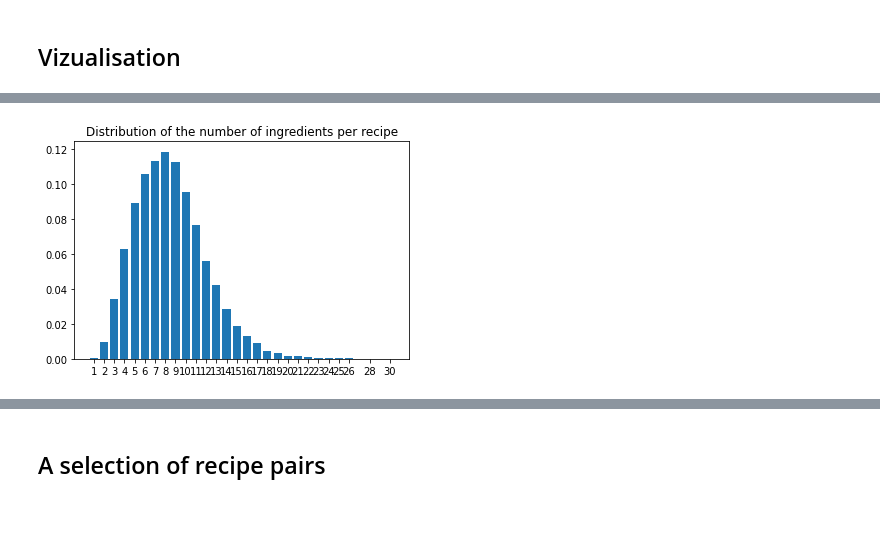
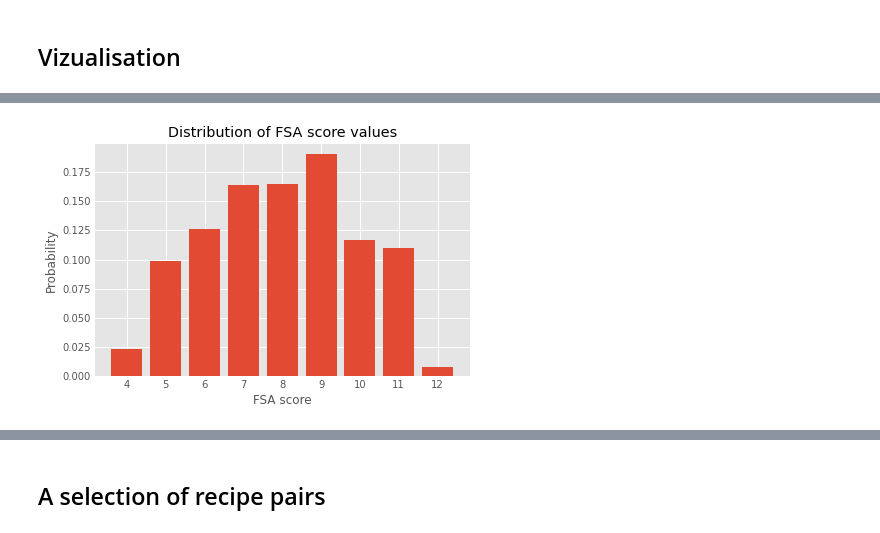
Before and after one commit to almehdiKrisni/Projet-RI-Recreation-Papier-Scientifique, a Jupyter notebook: dataAnalysis.ipynb, the cells around one changed output, grey strips where cells are left out. Drawn from its saved outputs; the diff is of its cells as text; code cells hidden in the pictures.

```diff
--- a/dataAnalysis.ipynb
+++ b/dataAnalysis.ipynb
@@ -105,5 +99,0 @@ computeNumberIngredients(df)
-# %%
-# We plot a histogram of the number of ingredients distribution
-showBar(df["number_ingredients"].tolist(), odds=True, title="Distribution of the number of ingredients per recipe")
-# %% [output]
-[figure, removed]
@@ -109,0 +103,13 @@ showBar(df["number_ingredients"].tolist(), odds=True, title="Distribution of the
+# %%
+# We plot the FSA score distribution
+labels, counts = np.unique(df["FSA_score"].tolist(), return_counts=True)
+counts = [counts[i] / sum(counts) for i in range(len(counts))]
+plt.bar(labels, counts, align='center')
+plt.gca().set_xticks(labels)
+plt.title("Distribution of FSA score values")
+plt.xlabel("FSA score")
+plt.ylabel("Probability")
+plt.savefig('bin/visual/fsa_score_distribution.png', bbox_inches='tight')
+plt.show()
+# %% [output]
+[figure, added]
```
Also changed, not shown: parts of 23 cells of this notebook, 2 other files.
